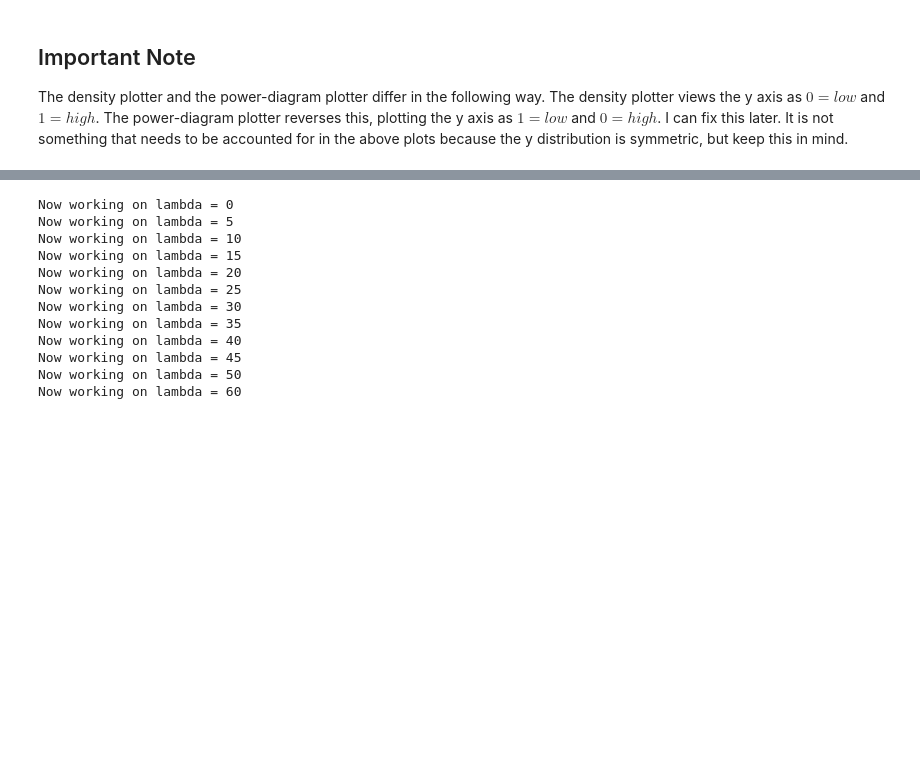
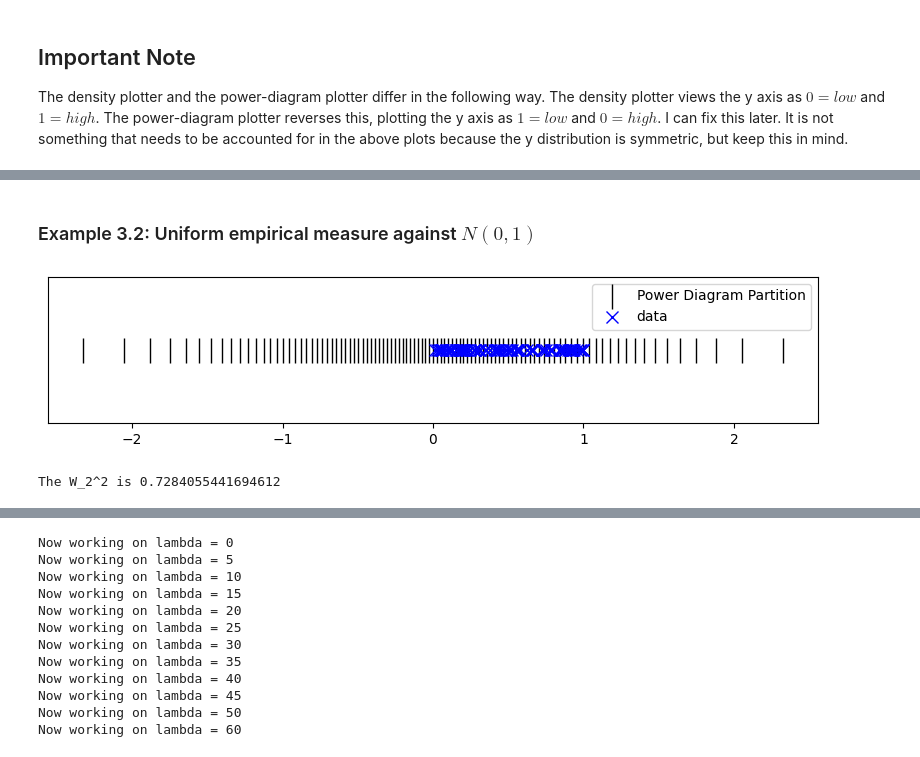
Before and after one commit to lliu426/wcETEL, a Jupyter notebook: W2_squared/tutorial.ipynb, the cells around one changed output, grey strips where cells are left out. Cells and saved outputs as stored; diff of their text form; code cells hidden in the pictures; blank space fills up the shorter version.

```diff
--- a/W2_squared/tutorial.ipynb
+++ b/W2_squared/tutorial.ipynb
@@ -78,0 +122,11 @@ The density plotter and the power-diagram plotter differ in the following way. T
+# %% [markdown]
+### Example 3.2: Uniform empirical measure against $N(0,1)$
+# %%
+n=100
+dat = np.random.uniform(0,1,n)
+z = ot.computeW2_squared(dat,np.ones(n)/n,None,plotPowerDiagram=True,
+                             dimension=1,distr="normal",oneDimBounds=[-np.inf,np.inf],optional_arguments=[0,1],illConditionThresh=10e15)
+print("The W_2^2 is "+str(z))
+# %% [output]
+[figure, added]
+The W_2^2 is 0.7284055441694612
```
Also changed, not shown: parts of 17 cells of this notebook, 3 other files.
